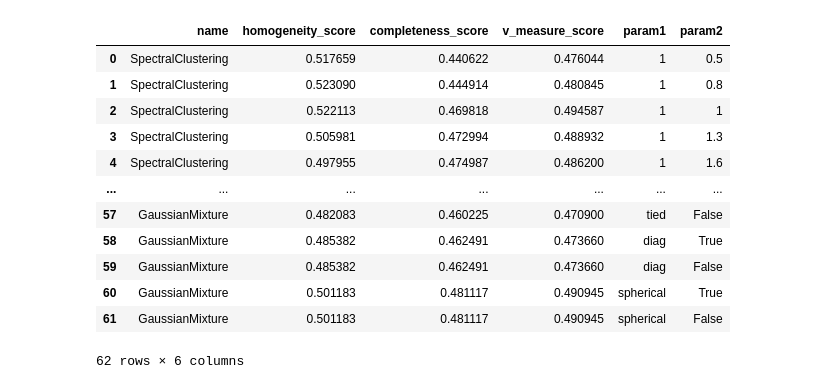
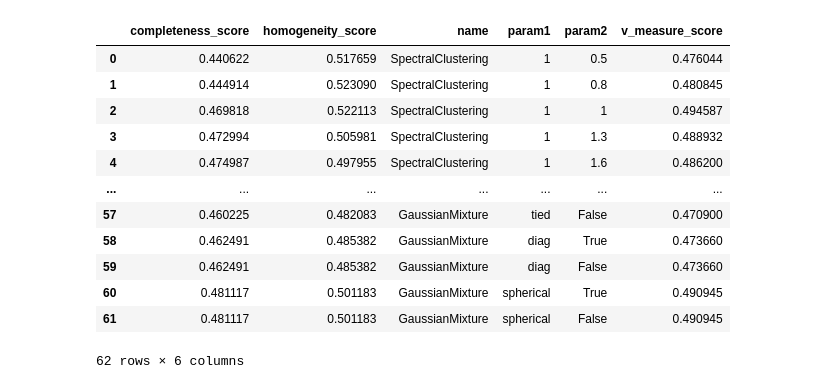
Before and after one commit to HaZdula/sacred_texts, a Jupyter notebook: fast_GridSearch.ipynb, the cells around one changed output. Saved outputs shown, nothing was run; the diff lists cells and outputs as text; code cells hidden in the pictures.

```diff
--- a/fast_GridSearch.ipynb
+++ b/fast_GridSearch.ipynb
@@ -125,7 +128,8 @@ spec_d = {'degree': [1, 2, 3, 4, 5],
           'gamma': [0.5, 0.8, 1, 1.3, 1.6]}
 
 results_table = fast_GridSearch(SpectralClustering,
-                                spec_d, df_count,
+                                spec_d,
+                                df_count,
                                 get_labels(True),
                                 "SpectralClustering",
                                 results_table,
@@ -180,7 +184,19 @@ results_table = fast_GridSearch(GaussianMixture,
                                 random_state = 42,
                                 n_components = 5)
 
+birch_d = {'threshold': list(np.arange(0.1,1,0.1)),
+          'branching_factor': list(np.arange(10,10,10))}
 
+results_table = fast_GridSearch(Birch,
+                                birch_d,
+                                df_count,
+                                get_labels(True),
+                                "Birch",
+                                results_table,
+                                n_clusters = 5)
+
+
+results_table5 = results_table
 results_table
 # %% [output]
 Starting SpectralClustering
@@ -203,13 +222,13 @@ Wall time: 10min 47s
-|  | name | homogeneity_score | completeness_score | v_measure_score | param1 | param2 |
-| 0 | SpectralClustering | 0.517659 | 0.440622 | 0.476044 | 1 | 0.5 |
-| 1 | SpectralClustering | 0.523090 | 0.444914 | 0.480845 | 1 | 0.8 |
-| 2 | SpectralClustering | 0.522113 | 0.469818 | 0.494587 | 1 | 1 |
-| 3 | SpectralClustering | 0.505981 | 0.472994 | 0.488932 | 1 | 1.3 |
-| 4 | SpectralClustering | 0.497955 | 0.474987 | 0.486200 | 1 | 1.6 |
+|  | completeness_score | homogeneity_score | name | param1 | param2 | v_measure_score |
+| 0 | 0.440622 | 0.517659 | SpectralClustering | 1 | 0.5 | 0.476044 |
+| 1 | 0.444914 | 0.523090 | SpectralClustering | 1 | 0.8 | 0.480845 |
+| 2 | 0.469818 | 0.522113 | SpectralClustering | 1 | 1 | 0.494587 |
+| 3 | 0.472994 | 0.505981 | SpectralClustering | 1 | 1.3 | 0.488932 |
+| 4 | 0.474987 | 0.497955 | SpectralClustering | 1 | 1.6 | 0.486200 |
 | ... | ... | ... | ... | ... | ... | ... |
-| 57 | GaussianMixture | 0.482083 | 0.460225 | 0.470900 | tied | False |
-| 58 | GaussianMixture | 0.485382 | 0.462491 | 0.473660 | diag | True |
-| 59 | GaussianMixture | 0.485382 | 0.462491 | 0.473660 | diag | False |
-| 60 | GaussianMixture | 0.501183 | 0.481117 | 0.490945 | spherical | True |
-| 61 | GaussianMixture | 0.501183 | 0.481117 | 0.490945 | spherical | False |
+| 57 | 0.460225 | 0.482083 | GaussianMixture | tied | False | 0.470900 |
+| 58 | 0.462491 | 0.485382 | GaussianMixture | diag | True | 0.473660 |
+| 59 | 0.462491 | 0.485382 | GaussianMixture | diag | False | 0.473660 |
+| 60 | 0.481117 | 0.501183 | GaussianMixture | spherical | True | 0.490945 |
+| 61 | 0.481117 | 0.501183 | GaussianMixture | spherical | False | 0.490945 |
 62 rows × 6 columns
```
Also changed, not shown: parts of 5 cells of this notebook, 2 other files.
